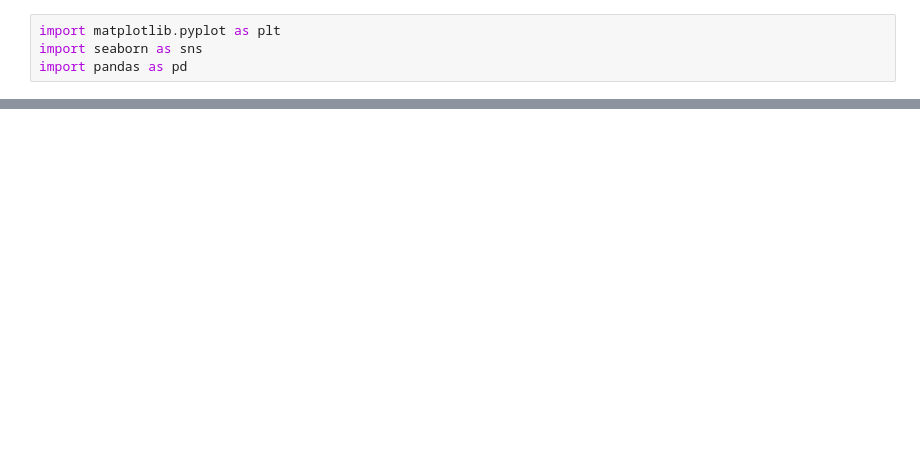
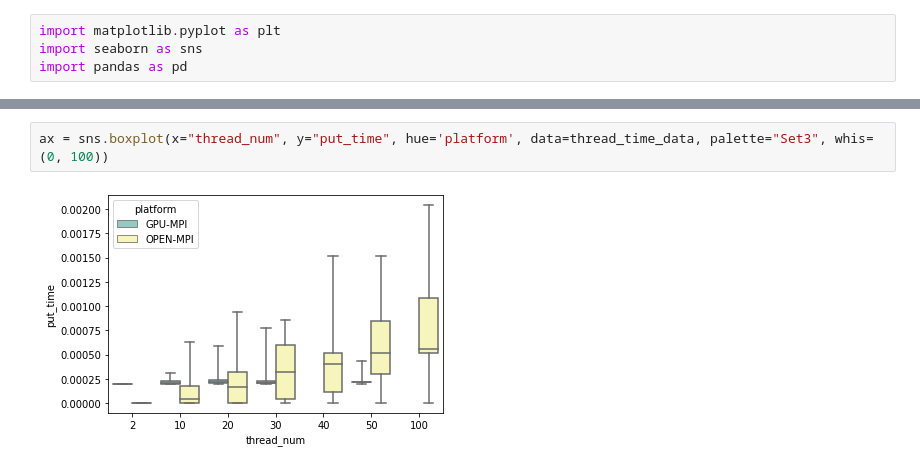
Before and after one commit to sinoyou/DPHPC-ETHZ-AS21-Visualization, a Jupyter notebook: DPHPC_ETHZ_AS21_Data_Visualization.ipynb, the cells around one changed output, grey strips where cells are left out. Saved outputs shown, nothing was run; the diff lists cells and outputs as text; blank space fills up the shorter version.

Commit message:
update visualization

```diff
--- a/DPHPC_ETHZ_AS21_Data_Visualization.ipynb
+++ b/DPHPC_ETHZ_AS21_Data_Visualization.ipynb
@@ -57,0 +74,4 @@ thread_time_data
+# %%
+ax = sns.boxplot(x="thread_num", y="put_time", hue='platform', data=thread_time_data, palette="Set3", whis=(0, 100))
+# %% [output]
+[figure, added]
```
Also changed, not shown: parts of 8 cells of this notebook.
